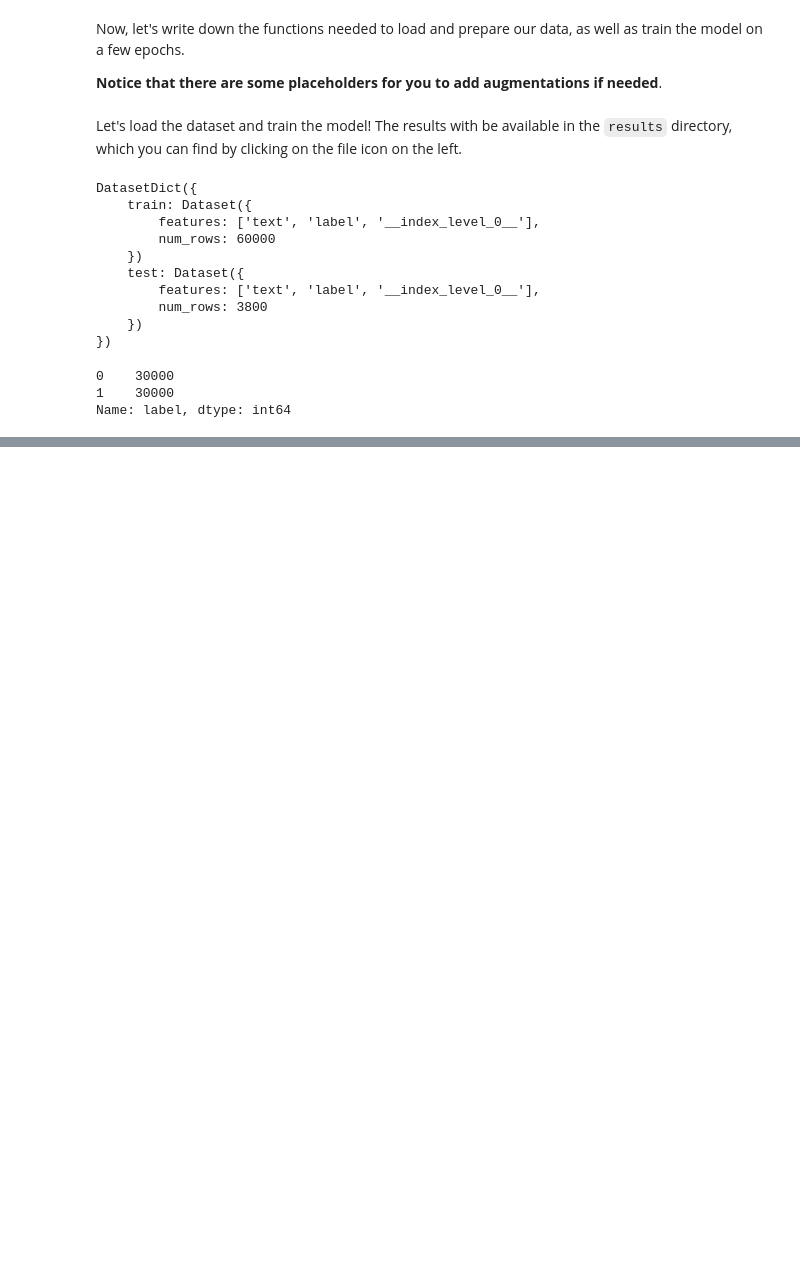
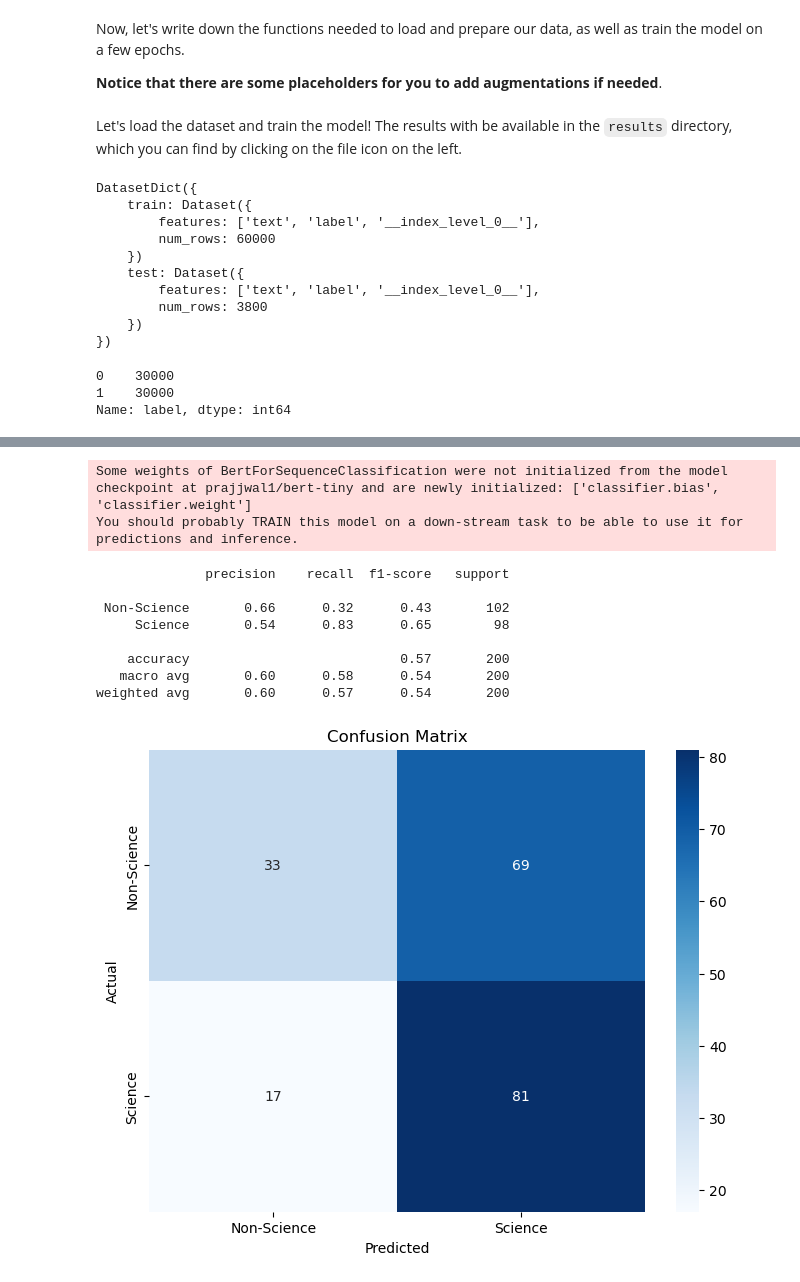
Before and after one commit to kamelnebhi/llm_fine_tuning, a Jupyter notebook: task/task_Science.ipynb, the cells around one changed output, grey strips where cells are left out. Saved outputs shown, nothing was run; the diff lists cells and outputs as text; code cells hidden in the pictures; blank space fills up the shorter version.

```diff
--- a/task/task_Science.ipynb
+++ b/task/task_Science.ipynb
@@ -346,0 +369,3 @@ True Label: 0, Predicted Label: 1
+# %%
+validation_df = pd.read_csv("augmented_data/augmented_validation.csv")
+validation_df.head()
@@ -346,0 +455,57 @@ True Label: 0, Predicted Label: 1
+# %%
+train(dataset)
+# %% [output]
+Some weights of BertForSequenceClassification were not initialized from the model checkpoint at prajjwal1/bert-tiny and are newly initialized: ['classifier.bias', 'classifier.weight']
+You should probably TRAIN this model on a down-stream task to be able to use it for predictions and inference.
+# %%
+def eval():
+    # Provide the path to the checkpoint directory.
+    model_checkpoint = "./results/checkpoint-1000"
+
+    # Load the test dataset from the DatasetDict
+    #test_dataset = dataset["test"].select(range(100))
+    test_dataset = validation
+
+    # Load the trained model
+    tokenizer = AutoTokenizer.from_pretrained("prajjwal1/bert-tiny")
+    model = AutoModelForSequenceClassification.from_pretrained(
+        model_checkpoint, num_labels=2
+    )
+
+    # Tokenize the test dataset
+    test_encodings = tokenizer(
+        test_dataset['text'],  # Access the 'text' field directly
+        truncation=True,
+        padding=True,
+        max_length=64,
+        return_tensors="pt"
+    )
+
+    # Make predictions on the test dataset
+    model.eval()  # Set the model to evaluation mode
+    with torch.no_grad():
+        outputs = model(**test_encodings)
+
+    # predicted classes and prediction probabilities
+    logits = outputs.logits
+    predictions = np.argmax(logits.numpy(), axis=1)
+    probabilities = torch.softmax(logits, dim=1).numpy()  # Convert logits to probabilities
+
+    # Calculate metrics
+    y_true = test_dataset['label']  # Convert labels to numpy array for metric calculations
+
+    print(classification_report(y_true, predictions, target_names=["Non-Science", "Science"]))
+    plot_confusion_matrix(y_true, predictions)
+
+
+eval()
+# %% [output]
+              precision    recall  f1-score   support
+
+ Non-Science       0.66      0.32      0.43       102
+     Science       0.54      0.83      0.65        98
+
+    accuracy                           0.57       200
+   macro avg       0.60      0.58      0.54       200
+weighted avg       0.60      0.57      0.54       200
+[figure, added]
```
Also changed, not shown: parts of 18 cells of this notebook, 10 other files.
